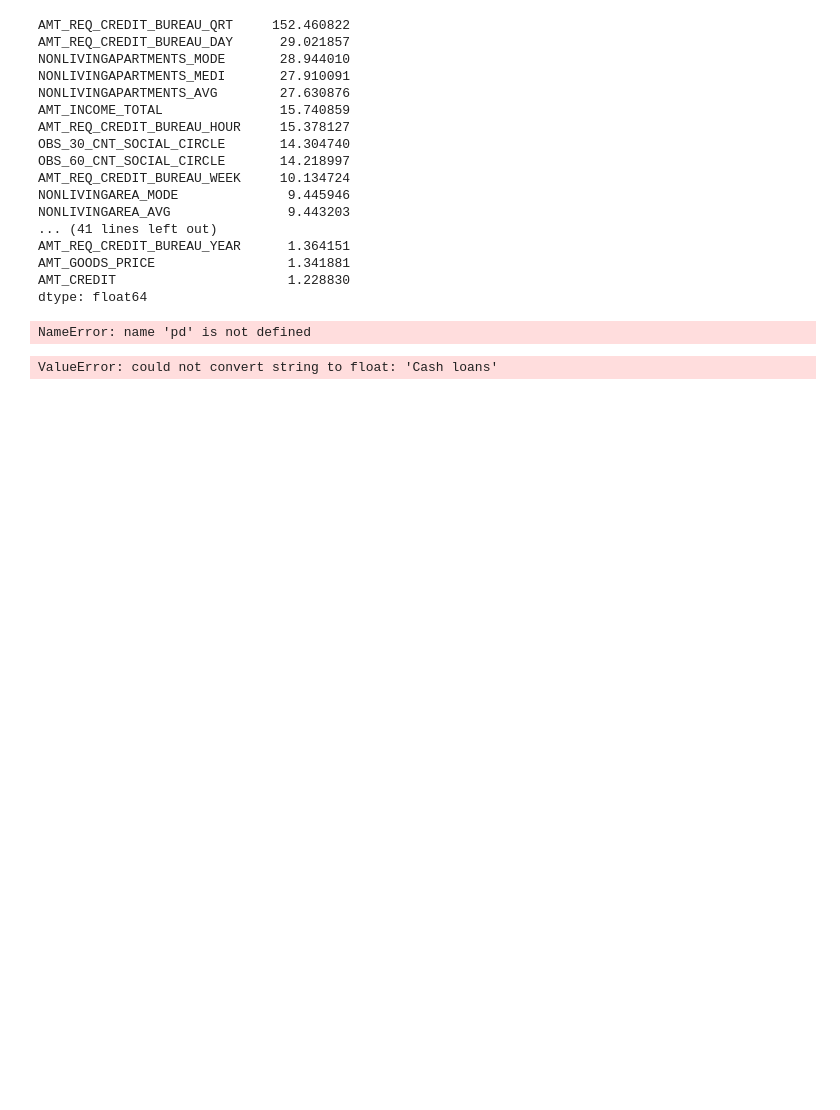
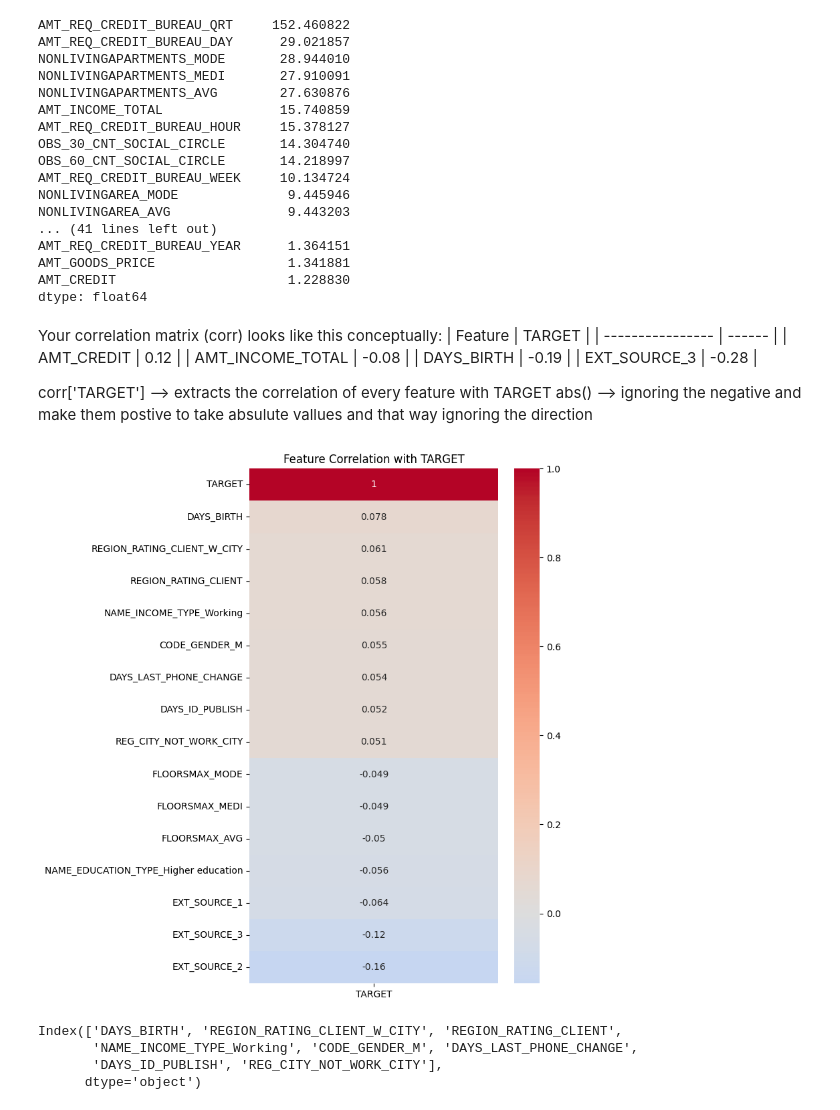
Before and after one commit to Mesterumit/Loan_Repay_-U4-END-, a Jupyter notebook: notebooks/Repay_loan_api.ipynb, the cells around one changed output. Saved outputs shown, nothing was run; the diff lists cells and outputs as text; code cells hidden in the pictures; blank space fills up the shorter version.

```diff
--- a/notebooks/Repay_loan_api.ipynb
+++ b/notebooks/Repay_loan_api.ipynb
@@ -554,6 +559,11 @@ AMT_REQ_CREDIT_BUREAU_YEAR      1.364151
 AMT_GOODS_PRICE                 1.341881
 AMT_CREDIT                      1.228830
 dtype: float64
+# %%
+skew_cols = skew_features[skew_features > 3].index
+
+X_ML_train[skew_cols] = np.log1p(X_ML_train[skew_cols])
+X_ML_test[skew_cols] = np.log1p(X_ML_test[skew_cols])
 # %%
 # join() is used to combine two datasets (DataFrames or Series) together based on their index.
 
@@ -573,21 +583,60 @@ dtype: float64
 #                                                 | 150000     | 90000            | ... | 0      |
 # %%
 
-X_ML_train = pd.get_dummies(X_ML_train, columns=['NAME_CONTRACT_TYPE'], drop_first=True)
-X_ML_test  = pd.get_dummies(X_ML_test, columns=['NAME_CONTRACT_TYPE'], drop_first=True)
+X_ML_train = pd.get_dummies(X_ML_train, drop_first=True)
+X_ML_test  = pd.get_dummies(X_ML_test, drop_first=True)
+
+# this will align the columns order, otherwise i can get an error when i training the model
+X_ML_train, X_ML_test = X_ML_train.align(X_ML_test, join='left', axis=1, fill_value=0)
-# %% [output]
-NameError: name 'pd' is not defined
-# %%
-corr = X_ML_train.join(y_ml_train).corr()
-
-top_features = corr['TARGET'].abs().sort_values(ascending=False).head(15).index
-
-plt.figure(figsize=(10,8))
-sns.heatmap(X_ML_train[top_features].corr(),
-            annot=True,
-            cmap='coolwarm')
-
-plt.title("Correlation Heatmap of Important Features")
-plt.show()
-# %% [output]
-ValueError: could not convert string to float: 'Cash loans'
+# %% [markdown]
+Your correlation matrix (corr) looks like this conceptually:
+| Feature          | TARGET |
+| ---------------- | ------ |
+| AMT_CREDIT       | 0.12   |
+| AMT_INCOME_TOTAL | -0.08  |
+| DAYS_BIRTH       | -0.19  |
+| EXT_SOURCE_3     | -0.28  |
+
+corr['TARGET'] --> extracts the correlation of every feature with TARGET
+abs() --> ignoring the negative and make them postive to take absulute vallues and that way ignoring the direction
+# %%
+# combine features and target and check corelation relationship
+corr = X_ML_train.join(y_ml_train).corr()
+
+top_features = corr['TARGET'].abs().drop('TARGET').sort_values(ascending=False).head(10).index
+
+df_corr = X_ML_train[top_features].join(y_ml_train)
+# compute correlation, features to target
+corr_target = df_corr.corr()[['TARGET']].sort_values(by='TARGET', ascending=False)
+# | Feature      | TARGET |
+# | ------------ | ------ |
+# | EXT_SOURCE_3 | 0.42   |
+# | EXT_SOURCE_2 | 0.39   |
+# | DAYS_BIRTH   | 0.31   |
+# | EXT_SOURCE_1 | 0.28   |
+
+
+plt.figure(figsize=(6,10))
+
+sns.heatmap(
+    corr_target,
+    annot=True,
+    cmap="coolwarm",
+    center=0
+)
+
+plt.title("Feature Correlation with TARGET") # Feature → TARGET --> find strongest predictors
+
+plt.show()
+# %% [output]
+[figure, added]
+# %%
+strong_features = corr_target[
+    corr_target['TARGET'] > 0.05
+].index.drop('TARGET') # index giving the only features name not values
+strong_features
+# %% [output]
+Index(['DAYS_BIRTH', 'REGION_RATING_CLIENT_W_CITY', 'REGION_RATING_CLIENT',
+       'NAME_INCOME_TYPE_Working', 'CODE_GENDER_M', 'DAYS_LAST_PHONE_CHANGE',
+       'DAYS_ID_PUBLISH', 'REG_CITY_NOT_WORK_CITY'],
+      dtype='object')
```
Also changed, not shown: parts of 14 cells of this notebook.
